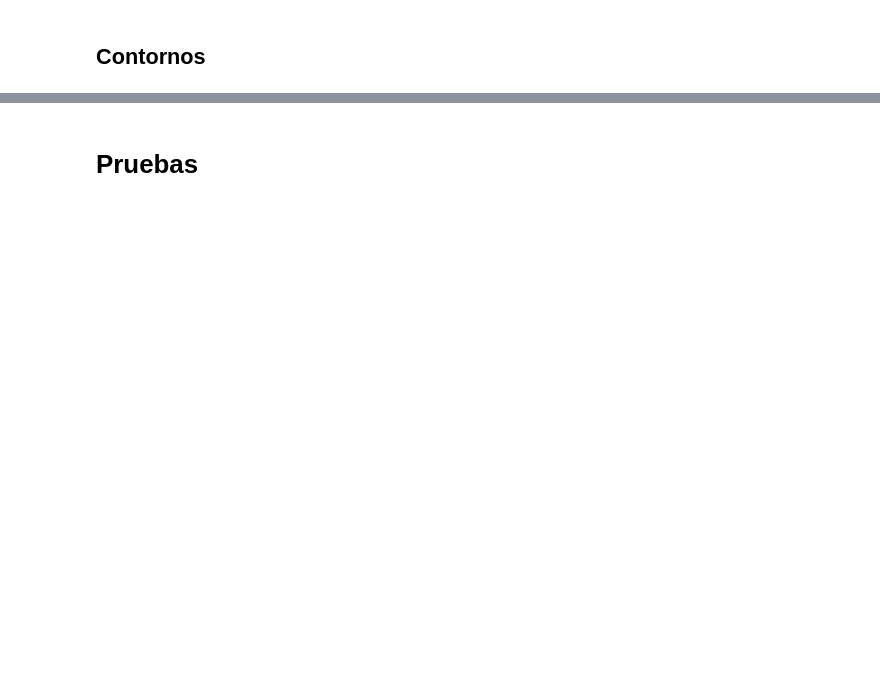
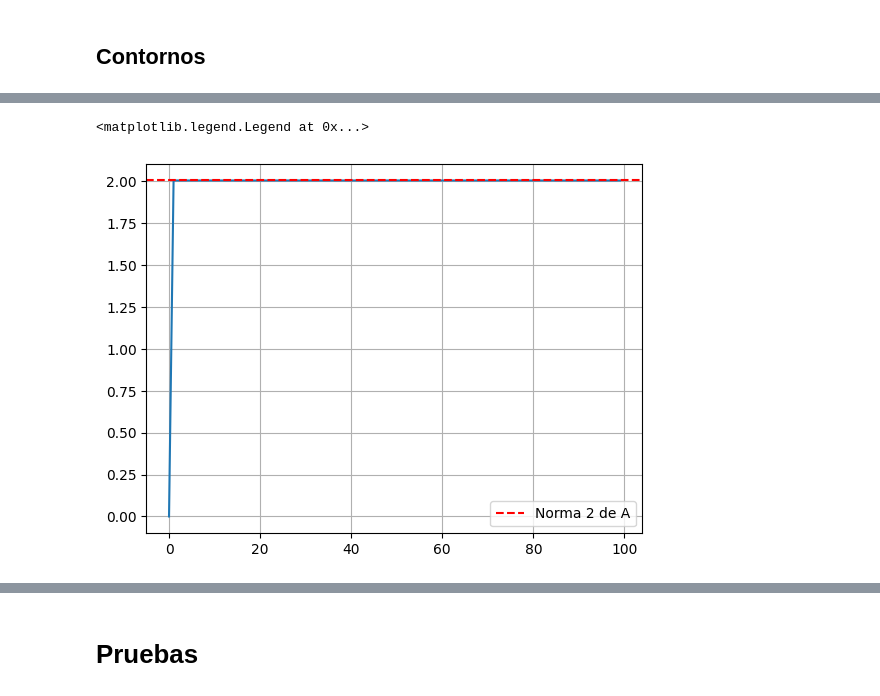
Before and after one commit to BernardoPironio/Ejercicios_calculo_numerico, a Jupyter notebook: Ejercicios calculo.ipynb, the cells around one changed output, grey strips where cells are left out. Saved outputs shown, nothing was run; the diff lists cells and outputs as text; code cells hidden in the pictures; blank space fills up the shorter version.

```diff
--- a/Ejercicios calculo.ipynb
+++ b/Ejercicios calculo.ipynb
@@ -546,0 +648,20 @@ plt.grid()
+# %%
+vectores  = np.random.rand(100,3)
+vectores /= np.linalg.norm(vectores,ord = 2,axis = 1,keepdims=True)
+
+s = np.zeros(100)
+s[0] = 0
+
+A = np.random.rand(3,3)
+
+
+s[1:] = max(np.linalg.norm(A @ vectores.T, axis = 0)/(np.linalg.norm(vectores.T, axis = 0)))
+
+plt.figure()
+plt.plot(s[0:])
+plt.axhline(np.linalg.norm(A,2),color = 'red', linestyle = '--', label = 'Norma 2 de A')
+plt.grid()
+plt.legend()
+# %% [output]
+<matplotlib.legend.Legend at 0x...>
+[figure, added]
```
Also changed, not shown: parts of 63 cells of this notebook, 2 other files.
